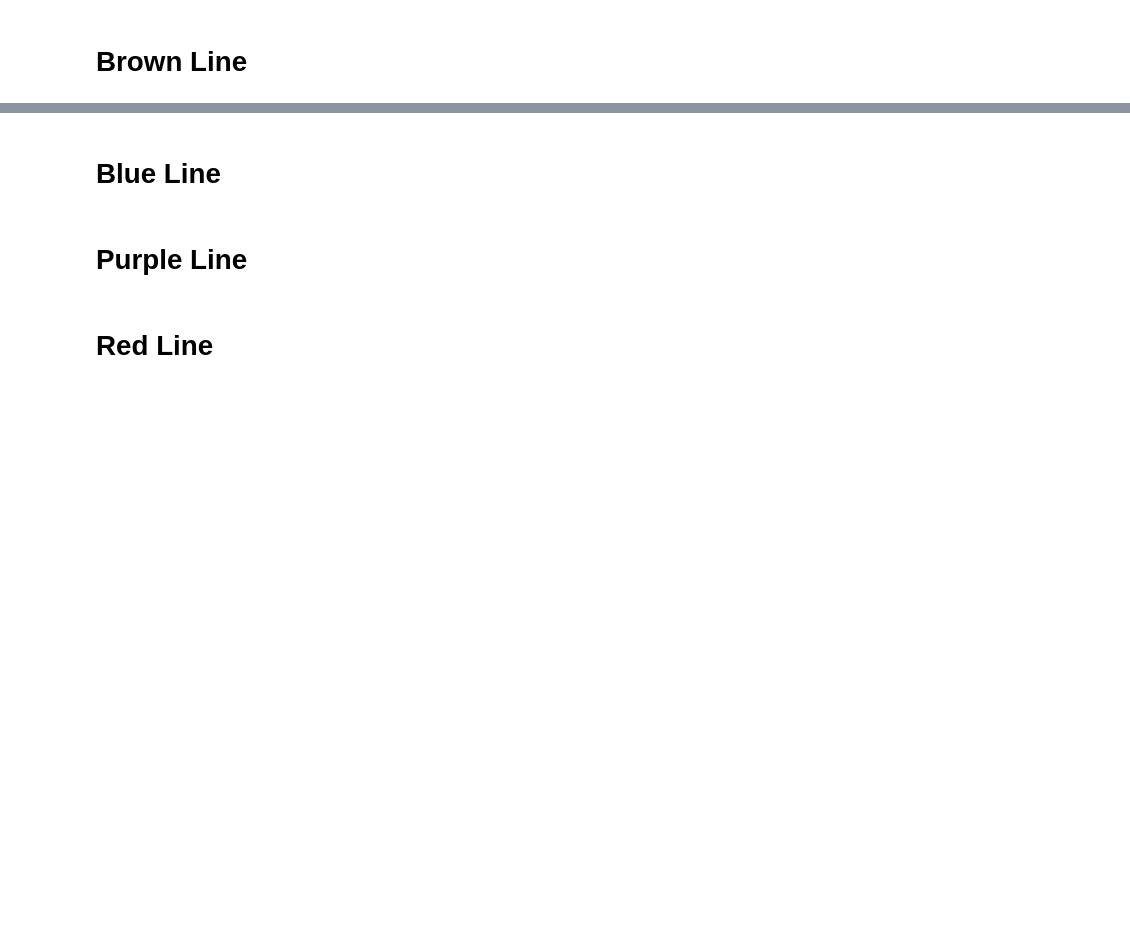
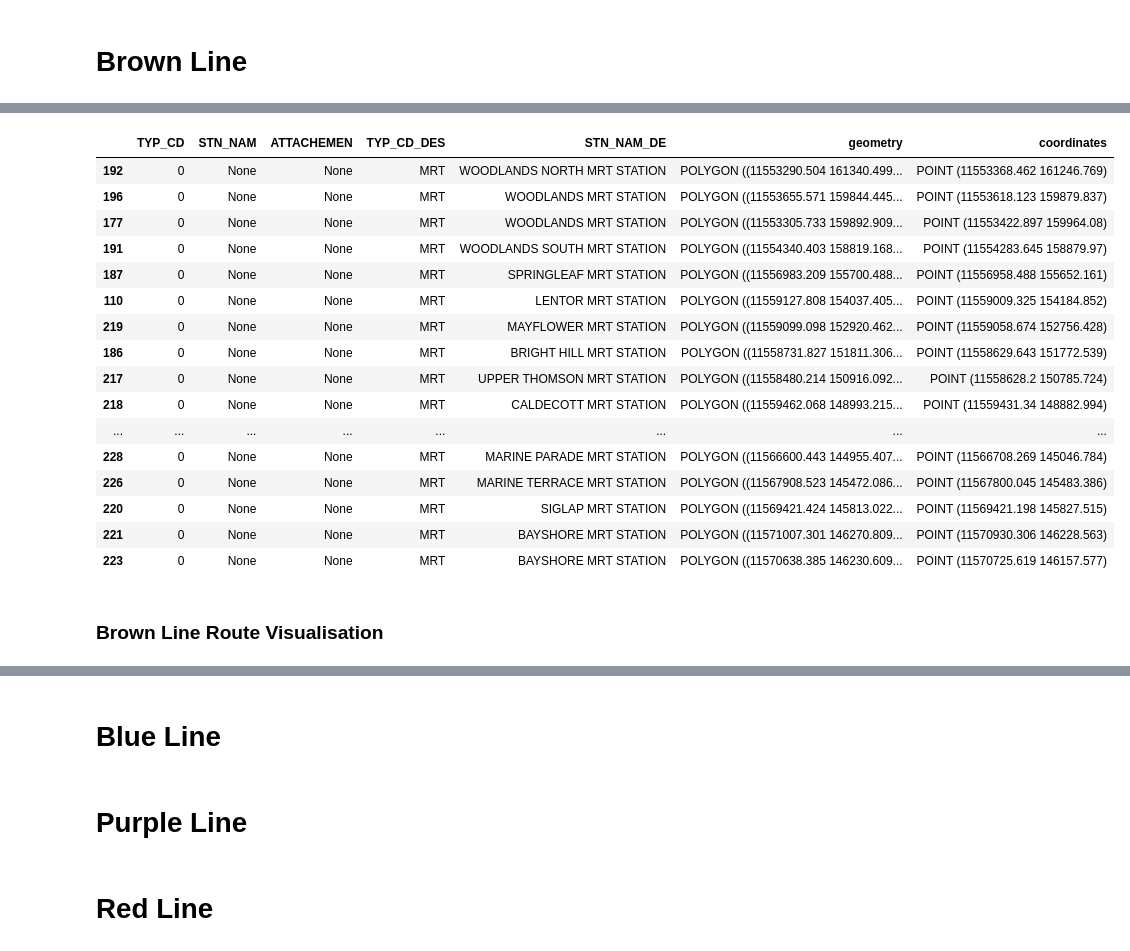
Before and after one commit to Yutingggggggg/dsa4264_geospatial, a Jupyter notebook: workingfiles/overlap_distance.ipynb, the cells around one changed output, grey strips where cells are left out. Saved outputs shown, nothing was run; the diff lists cells and outputs as text; code cells hidden in the pictures; blank space fills up the shorter version.

```diff
--- a/workingfiles/overlap_distance.ipynb
+++ b/workingfiles/overlap_distance.ipynb
@@ -56,3 +105,25 @@ brown_line_stations_gdf
 # create a linestring for the brown line route
 from shapely.geometry import LineString
 brown_line_route = LineString(brown_line_stations_gdf['coordinates'])
+# %%
+brown_line_stations_gdf
+# %% [output]
+|  | TYP_CD | STN_NAM | ATTACHEMEN | TYP_CD_DES | STN_NAM_DE | geometry | coordinates |
+| 192 | 0 | None | None | MRT | WOODLANDS NORTH MRT STATION | POLYGON ((11553290.504 161340.499... | POINT (11553368.462 161246.769) |
+| 196 | 0 | None | None | MRT | WOODLANDS MRT STATION | POLYGON ((11553655.571 159844.445... | POINT (11553618.123 159879.837) |
+| 177 | 0 | None | None | MRT | WOODLANDS MRT STATION | POLYGON ((11553305.733 159892.909... | POINT (11553422.897 159964.08) |
+| 191 | 0 | None | None | MRT | WOODLANDS SOUTH MRT STATION | POLYGON ((11554340.403 158819.168... | POINT (11554283.645 158879.97) |
+| 187 | 0 | None | None | MRT | SPRINGLEAF MRT STATION | POLYGON ((11556983.209 155700.488... | POINT (11556958.488 155652.161) |
+| 110 | 0 | None | None | MRT | LENTOR MRT STATION | POLYGON ((11559127.808 154037.405... | POINT (11559009.325 154184.852) |
+| 219 | 0 | None | None | MRT | MAYFLOWER MRT STATION | POLYGON ((11559099.098 152920.462... | POINT (11559058.674 152756.428) |
+| 186 | 0 | None | None | MRT | BRIGHT HILL MRT STATION | POLYGON ((11558731.827 151811.306... | POINT (11558629.643 151772.539) |
+| 217 | 0 | None | None | MRT | UPPER THOMSON MRT STATION | POLYGON ((11558480.214 150916.092... | POINT (11558628.2 150785.724) |
+| 218 | 0 | None | None | MRT | CALDECOTT MRT STATION | POLYGON ((11559462.068 148993.215... | POINT (11559431.34 148882.994) |
+| ... | ... | ... | ... | ... | ... | ... | ... |
+| 228 | 0 | None | None | MRT | MARINE PARADE MRT STATION | POLYGON ((11566600.443 144955.407... | POINT (11566708.269 145046.784) |
+| 226 | 0 | None | None | MRT | MARINE TERRACE MRT STATION | POLYGON ((11567908.523 145472.086... | POINT (11567800.045 145483.386) |
+| 220 | 0 | None | None | MRT | SIGLAP MRT STATION | POLYGON ((11569421.424 145813.022... | POINT (11569421.198 145827.515) |
+| 221 | 0 | None | None | MRT | BAYSHORE MRT STATION | POLYGON ((11571007.301 146270.809... | POINT (11570930.306 146228.563) |
+| 223 | 0 | None | None | MRT | BAYSHORE MRT STATION | POLYGON ((11570638.385 146230.609... | POINT (11570725.619 146157.577) |
+# %% [markdown]
+### Brown Line Route Visualisation
```
Also changed, not shown: parts of 13 cells of this notebook.
